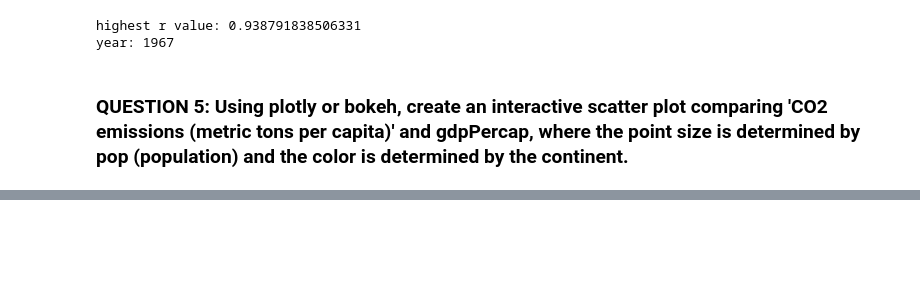
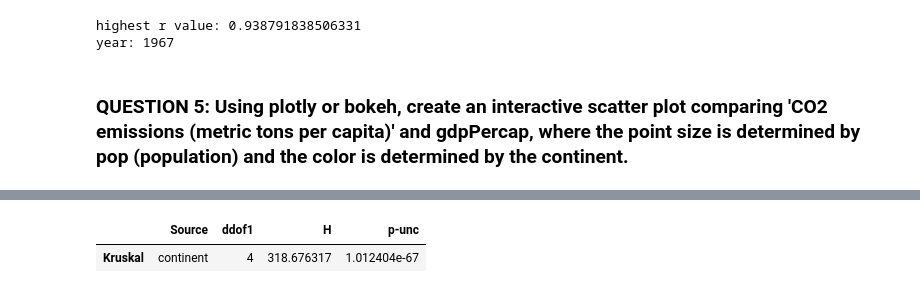
Before and after one commit to sophie-z/brn-training, a Jupyter notebook: Python for Data Science/py_for_ds_practice.ipynb, the cells around one changed output, grey strips where cells are left out. Saved outputs shown, nothing was run; the diff lists cells and outputs as text; code cells hidden in the pictures; blank space fills up the shorter version.

```diff
--- a/Python for Data Science/py_for_ds_practice.ipynb
+++ b/Python for Data Science/py_for_ds_practice.ipynb
@@ -111,0 +122,8 @@ show(plot)
+# %%
+# pg.kruskal returns DataFrame: 'H'=Kruskal-Wallis H statistic, corrected for ties; 'p-unc'=Uncorrected p-value; 'dof'=degrees of freedom
+# dv is the name of the dependent variable column, between is the name of the between factor column
+mod1 = pg.kruskal(data=df, between='continent', dv='Energy use (kg of oil equivalent per capita)')
+mod1
+# %% [output]
+|  | Source | ddof1 | H | p-unc |
+| Kruskal | continent | 4 | 318.676317 | 1.012404e-67 |
```
Also changed, not shown: parts of 14 cells of this notebook.
